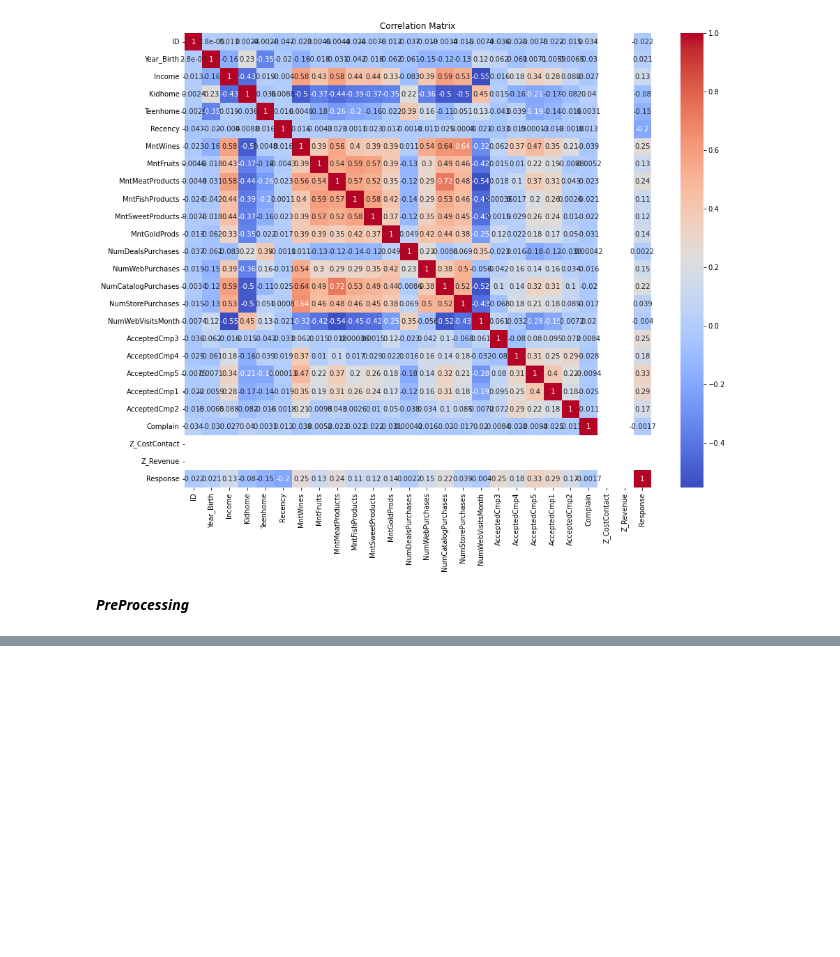
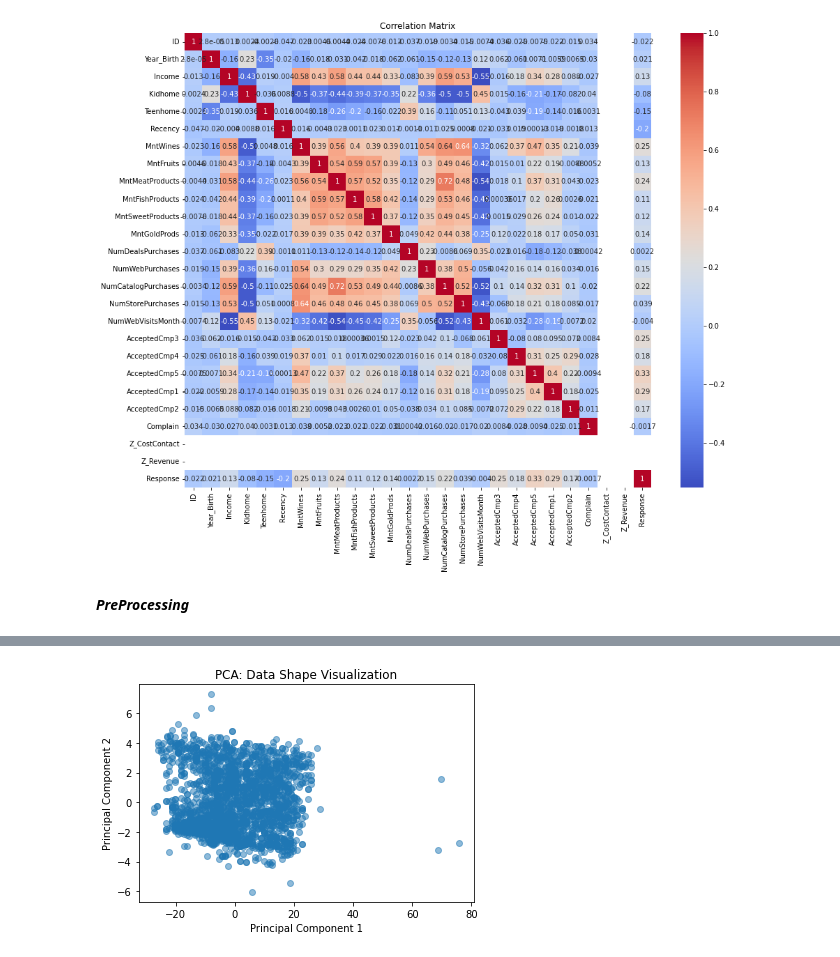
Before and after one commit to M17SN/Machine_learning_projects, a Jupyter notebook: customer segmentation clustering/Customer_segmentation_clustering.ipynb, the cells around one changed output, grey strips where cells are left out. Cells and saved outputs as stored; diff of their text form; code cells hidden in the pictures; blank space fills up the shorter version.

```diff
--- a/customer segmentation clustering/Customer_segmentation_clustering.ipynb
+++ b/customer segmentation clustering/Customer_segmentation_clustering.ipynb
@@ -110,0 +143,29 @@ plt.show()
+# %%
+# Drop irrelevant columns
+customers_data = customers_data.drop(['ID', 'Dt_Customer', 'Z_CostContact', 'Z_Revenue'], axis=1)
+# %%
+# Add a Family_Size feature
+customers_data['Family_Size'] = customers_data['Kidhome'] + customers_data['Teenhome'] + 2
+
+# Add a Total_Spent feature
+spending_cols = ['MntWines', 'MntFruits', 'MntMeatProducts', 'MntFishProducts', 'MntSweetProducts', 'MntGoldProds']
+customers_data['Total_Spent'] = customers_data[spending_cols].sum(axis=1)
+
+# Verify new features
+customers_data[['Family_Size', 'Total_Spent']].head()
+
+# drop features
+customers_data = customers_data.drop(spending_cols, axis=1)
+# %%
+from sklearn.preprocessing import StandardScaler
+
+# Select numeric columns to scale
+numeric_cols = ['Income', 'Kidhome', 'Teenhome', 'Recency', 'NumDealsPurchases', 'NumWebPurchases',
+                'NumCatalogPurchases', 'NumStorePurchases', 'NumWebVisitsMonth', 'Family_Size', 'Total_Spent']
+
+# Apply StandardScaler
+scaler = StandardScaler()
+customers_data[numeric_cols] = scaler.fit_transform(customers_data[numeric_cols])
+
+# Verify scaling
+customers_data.head()
@@ -110,0 +179,15 @@ plt.show()
+# %%
+from sklearn.decomposition import PCA
+
+# Apply PCA to reduce to 2 components
+pca = PCA(n_components=2)
+reduced_data = pca.fit_transform(customers_data)
+
+# Scatter plot of reduced data
+plt.scatter(reduced_data[:, 0], reduced_data[:, 1], alpha=0.5)
+plt.title("PCA: Data Shape Visualization")
+plt.xlabel("Principal Component 1")
+plt.ylabel("Principal Component 2")
+plt.show()
+# %% [output]
+[figure, added]
```
Also changed, not shown: parts of 11 cells of this notebook, 2 other files.
